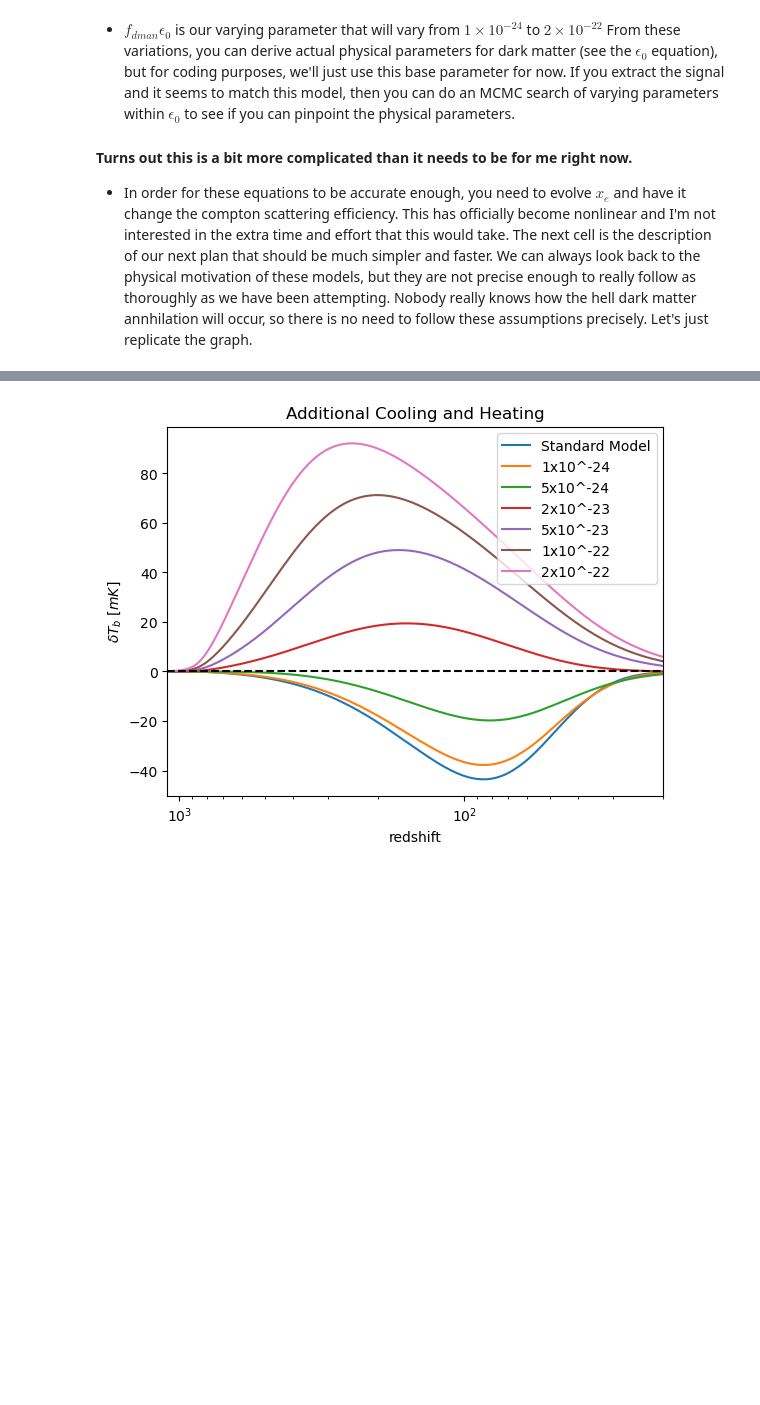
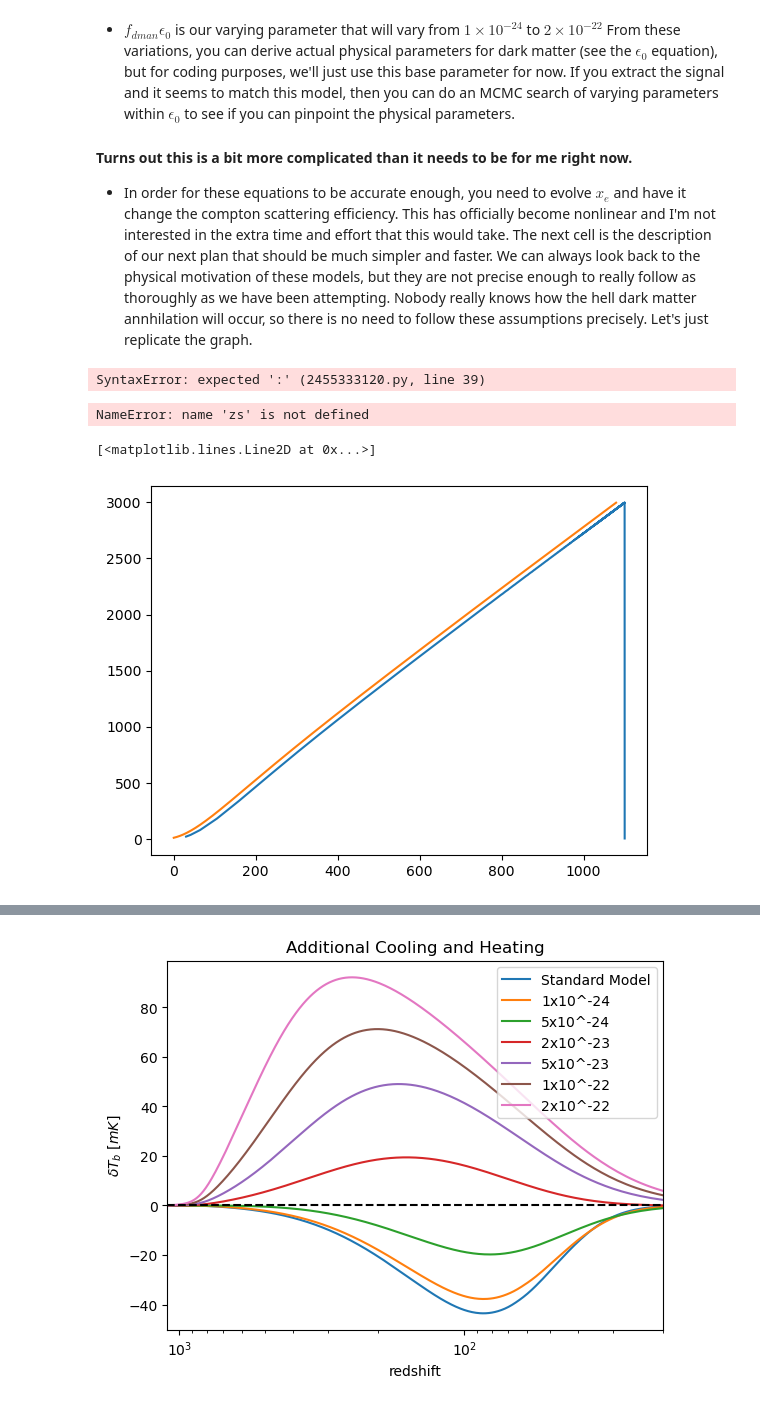
Before and after one commit to daba9359/LuCEE-Night_Simulation, a Jupyter notebook: LuCEE-Night_Simulation.ipynb, the cells around one changed output, grey strips where cells are left out. Drawn from its saved outputs; the diff is of its cells as text; code cells hidden in the pictures; blank space fills up the shorter version.

```diff
--- a/LuCEE-Night_Simulation.ipynb
+++ b/LuCEE-Night_Simulation.ipynb
@@ -431,7 +431,7 @@ We'll be using the model from Chluba 2010:
 # %%
 # This is our custom T_k code with Dark Matter Self-Annihilation
 
-def Tk_DMAN (z_array,f_dman_e_0,g_h=1/3):
+def Tk_DMAN (z_array,f_dman,m_dm,Omega_dm=omC0,h=h):
     """Creates an array evolving the IGM temperature based on adiabatic cooling, compton scattering, and dark matter sefl-annihilation. Only works for the cosmic
     Dark Ages, as it does not include UV.
 
@@ -441,7 +441,10 @@ def Tk_DMAN (z_array,f_dman_e_0,g_h=1/3):
     z_array: an array of increasing redshift values. Needs to be a sufficiently fine grid.
     As of now there is some considerable numerical instabilities when your z grid is > 0.01
 
-    f_dman_e_0:  The dimensionless parameter that determines the amount of energy being transferred to the IGM from dark matter's self annihilation
+    f_dman: fraction of the released energy absorbed into baryonic matter
+    m_dm:  dark matter particle mass in GeV
+    Omega_dm = density parameter of dark matter
+    h = 1/100 of the hubble constant
 
     g_h: The fraction of energy that goes into heating the gas. Default is 1/3, but this is an estimation. In reality it is a function of the ionization fraction
     of Hydrogen and Helium
@@ -456,26 +459,32 @@ def Tk_DMAN (z_array,f_dman_e_0,g_h=1/3):
     t_c = lambda z: 1.172e8*((1+z)/10)**(-4) * 3.154e7 #[seconds] timescale of compton scattering
     T_gamma = lambda z: T_gamma0*(1+z)   # evolution of the CMB temp
     H = lambda z: (H0*3.24078e-20)*(1+z)*np.sqrt(omR0*(1+z)**2+omM0*(1+z)+omK0+(omL0/((1+z)**2)))  # Hubble flow function with a conversion factor
-    # zlog = np.logspace(np.log10(z_array[0]),np.log10(z_array[-1]),num=num)[::-1]
-    # zlog = np.append(zlog,0)
-    zlog = z_array[::-1]
+    z_array_flip = z_array[::-1] # Just flipping the z_array to match convention.
     T = T_gamma(z_array[-1])   # your initial temperature at the highest redshift. This assumes it is coupled fully to the CMB at that time.
     ze = z_array[-1]           # defines your starting z (useful for the loop below)
     x_e = camb_xe_interp   # this is our model for fraction of free electrons
     Tk_array = np.ones((num-1,2))   # creates a blank array for use below
 
+    ##  Some important functions for dman
+    # x_HII
+    for i in range (num-1)
+    g_h = (1+2*x_HII + f_He(1+2*x_HeII))/(3*(1+f_He))
+    dx_edz =
+
     ## The heating / cooling processes ##
     adiabatic = lambda zs,T,ze:(1/(H(zs)*(1+zs)))*(2*H(zs)*T)*(ze-zs)
     compton = lambda zs,T,ze: (1/(H(zs)*(1+zs)))*((x_e(zs))/(1+f_He+x_e(zs)))*((T_gamma(zs)-T)/(t_c(zs)))*(ze-zs)
-    dman = lambda zs,f_dman_e_0,g_h,ze: (2/3)*(1/(H(zs)*kb))*1.6e-12*f_dman_e_0*g_h*(1-x_e(zs)*(1-f_He))*(1+zs)**2*(ze-zs)     # dark matter self-annihilation
+    dman = lambda zs,f_dman_e_0,g_h,ze: (2/3)*(1/(H(zs)*kb))*1.6e-12*f_dman*e_0*g_h*(1-x_e(zs)*(1-f_He))*(1+zs)**2*(ze-zs)     # dark matter self-annihilation
     ##   ##
-    ##  Some other important functions
+
 
     for i in range(num-1):
         zs = ze
-        ze = zlog[i+1]
+        ze = z_array_flip[i+1]
         T += adiabatic(zs,T,ze)-compton(zs,T,ze)-dman(zs,f_dman_e_0,g_h,ze)    # This is where you would add the phenomenological cooling and heating parts
         Tk_array[i][0] = ze
         Tk_array[i][1] = T
     Tk_function=scipy.interpolate.CubicSpline(Tk_array.transpose()[0][::-1],Tk_array.transpose()[1][::-1])  # Turns our output into a function with redshift as an argument
     return Tk_array, Tk_function
+# %% [output]
+SyntaxError: expected ':' (2455333120.py, line 39)
@@ -481,0 +553,22 @@ def Tk_DMAN (z_array,f_dman_e_0,g_h=1/3):
+# %%
+import scipy.integrate
+
+fun = lambda x,y: 5*x+y**2
+data=scipy.integrate.solve_ivp(fun=fun,t_span=(0,10),y0=[1])
+# %% [output]
+NameError: name 'zs' is not defined
+# %%
+x_e = camb_xe_interp
+t_c = lambda z: 1.172e8*((1+z)/10)**(-4) * 3.154e7
+H = lambda z: (H0*3.24078e-20)*(1+z)*np.sqrt(omR0*(1+z)**2+omM0*(1+z)+omK0+(omL0/((1+z)**2)))
+adiabatic = lambda zs,T:(1/(H(zs)*(1+zs)))*(2*H(zs)*T)-(1/(H(zs)*(1+zs)))*((x_e(zs))/(1+f_He+x_e(zs)))*((T_gamma(zs)-T)/(t_c(zs)))
+compton = lambda zs,T: (1/(H(zs)*(1+zs)))*((x_e(zs))/(1+f_He+x_e(zs)))*((T_gamma(zs)-T)/(t_c(zs)))
+T_gamma = lambda z: T_gamma0*(1+z)
+
+data=scipy.integrate.solve_ivp(fun=(adiabatic),t_span=(1100,30),y0=[2.725])
+# %%
+plt.plot(data["t"],data["y"][0])
+plt.plot(My_Tk[1](z_array))
+# %% [output]
+[<matplotlib.lines.Line2D at 0x...>]
+[figure, added]
```
Also changed, not shown: parts of 8 cells of this notebook, 1 other file.
